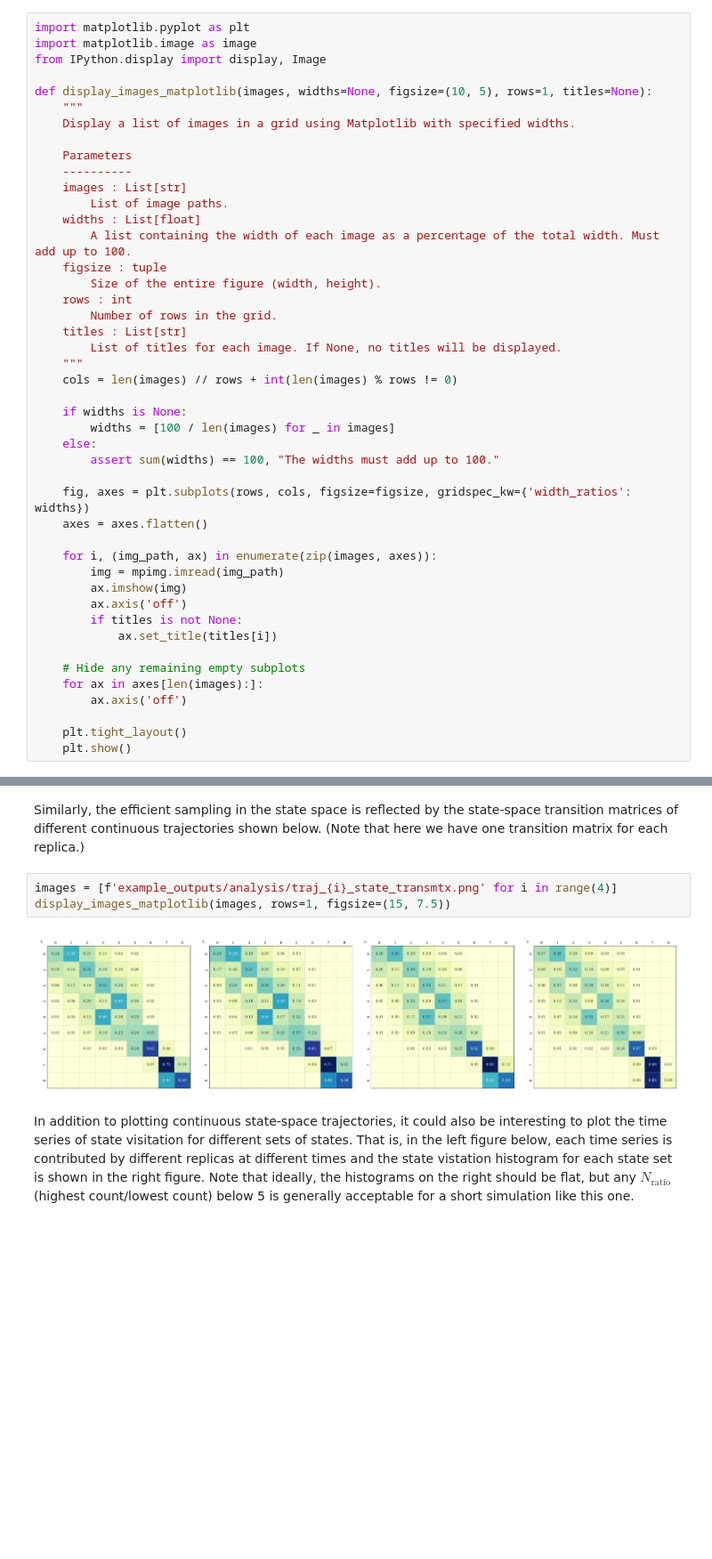
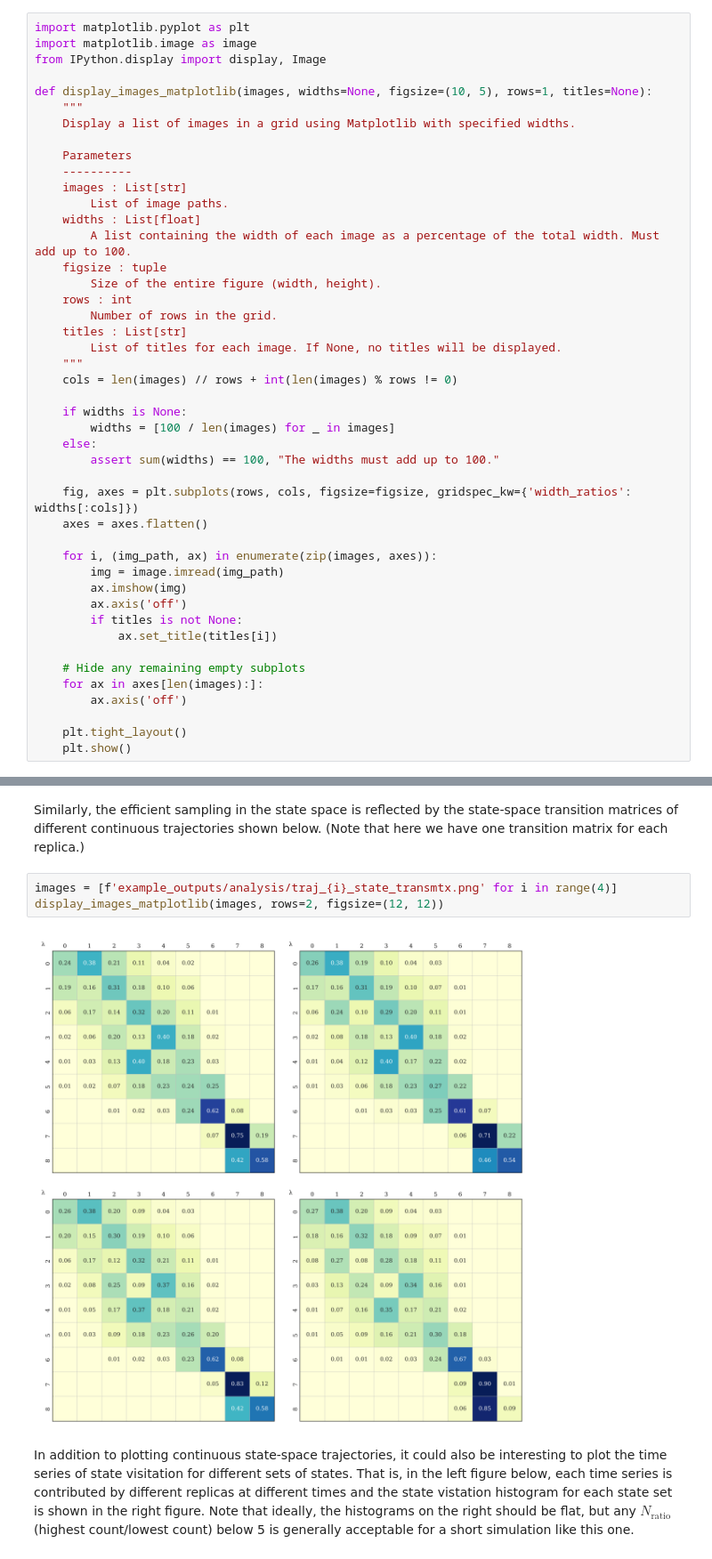
Before and after one commit to wehs7661/ensemble_md, a Jupyter notebook: docs/examples/tutorial_1/standard_REXEE.ipynb, the cells around one changed output, grey strips where cells are left out. Shown at 89% size. Saved outputs shown, nothing was run; the diff lists cells and outputs as text; blank space fills up the shorter version.

Commit message:
Tweaked the display of the images in Tutorial 1

```diff
--- a/docs/examples/tutorial_1/standard_REXEE.ipynb
+++ b/docs/examples/tutorial_1/standard_REXEE.ipynb
@@ -298,11 +298,11 @@ def display_images_matplotlib(images, widths=None, figsize=(10, 5), rows=1, titl
     else:
         assert sum(widths) == 100, "The widths must add up to 100."
 
-    fig, axes = plt.subplots(rows, cols, figsize=figsize, gridspec_kw={'width_ratios': widths})
+    fig, axes = plt.subplots(rows, cols, figsize=figsize, gridspec_kw={'width_ratios': widths[:cols]})
     axes = axes.flatten()
 
     for i, (img_path, ax) in enumerate(zip(images, axes)):
-        img = mpimg.imread(img_path)
+        img = image.imread(img_path)
         ax.imshow(img)
         ax.axis('off')
         if titles is not None:
@@ -332,9 +334,9 @@ display_images_matplotlib(images, rows=1)
 Similarly, the efficient sampling in the state space is reflected by the state-space transition matrices of different continuous trajectories shown below. (Note that here we have one transition matrix for each replica.)
 # %%
 images = [f'example_outputs/analysis/traj_{i}_state_transmtx.png' for i in range(4)]
-display_images_matplotlib(images, rows=1, figsize=(15, 7.5))
+display_images_matplotlib(images, rows=2, figsize=(12, 12))
 # %% [output]
-[figure, old version]
+[figure, new version]
 # %% [markdown]
 In addition to plotting continuous state-space trajectories, it could also be interesting to plot the time series of state visitation for different sets of states. That is, in the left figure below, each time series is contributed by different replicas at different times and the state vistation histogram for each state set is shown in the right figure. Note that ideally, the histograms on the right should be flat, but any $N_\text{ratio}$ (highest count/lowest count) below 5 is generally acceptable for a short simulation like this one.
 # %%
```
Also changed, not shown: parts of 6 cells of this notebook.
